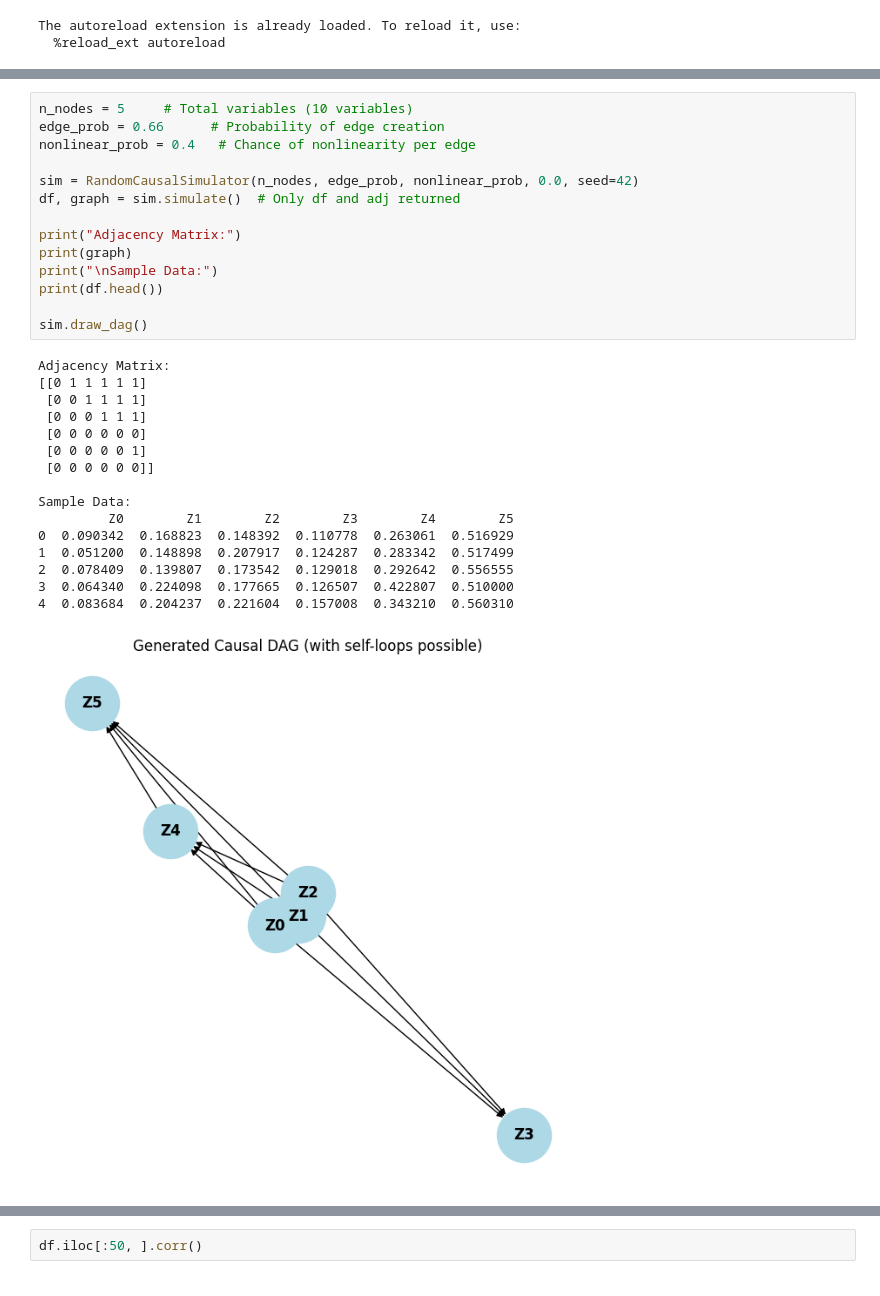
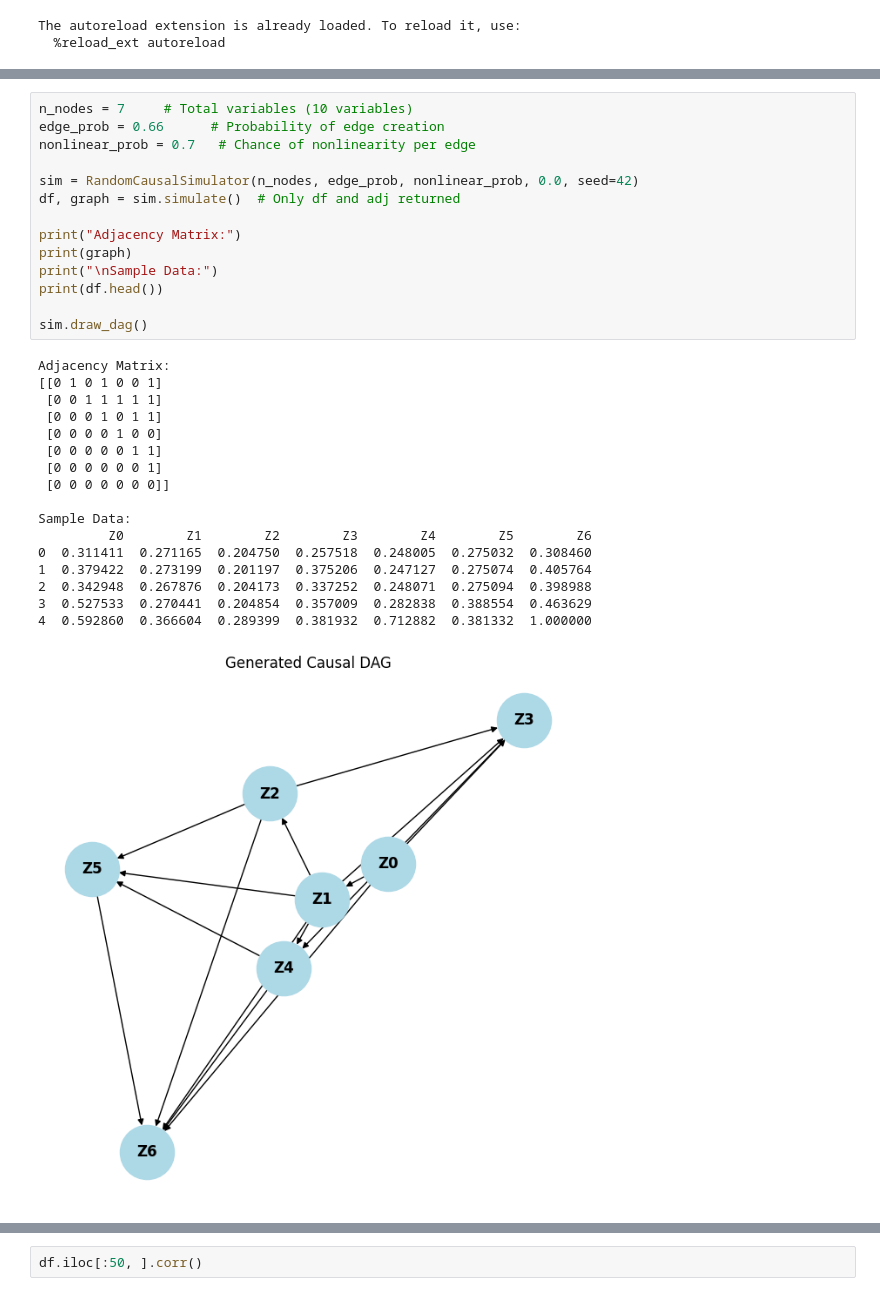
Before and after one commit to wasimahmadpk/cdmi, a Jupyter notebook: src/scms.ipynb, the cells around one changed output, grey strips where cells are left out. Drawn from its saved outputs; the diff is of its cells as text.

```diff
--- a/src/scms.ipynb
+++ b/src/scms.ipynb
@@ -21,36 +21,37 @@ from TSGen2 import RandomCausalSimulator
 
 np.random.seed(1)
 # %%
-n_nodes = 5     # Total variables (10 variables)
+n_nodes = 7     # Total variables (10 variables)
 edge_prob = 0.66      # Probability of edge creation
-nonlinear_prob = 0.4   # Chance of nonlinearity per edge
+nonlinear_prob = 0.7   # Chance of nonlinearity per edge
 
 sim = RandomCausalSimulator(n_nodes, edge_prob, nonlinear_prob, 0.0, seed=42)
 df, graph = sim.simulate()  # Only df and adj returned
 
 print("Adjacency Matrix:")
 print(graph)
 print("\nSample Data:")
 print(df.head())
 
 sim.draw_dag()
 # %% [output]
 Adjacency Matrix:
-[[0 1 1 1 1 1]
- [0 0 1 1 1 1]
- [0 0 0 1 1 1]
- [0 0 0 0 0 0]
- [0 0 0 0 0 1]
- [0 0 0 0 0 0]]
+[[0 1 0 1 0 0 1]
+ [0 0 1 1 1 1 1]
+ [0 0 0 1 0 1 1]
+ [0 0 0 0 1 0 0]
+ [0 0 0 0 0 1 1]
+ [0 0 0 0 0 0 1]
+ [0 0 0 0 0 0 0]]
 
 Sample Data:
-         Z0        Z1        Z2        Z3        Z4        Z5
-0  0.090342  0.168823  0.148392  0.110778  0.263061  0.516929
-1  0.051200  0.148898  0.207917  0.124287  0.283342  0.517499
-2  0.078409  0.139807  0.173542  0.129018  0.292642  0.556555
-3  0.064340  0.224098  0.177665  0.126507  0.422807  0.510000
-4  0.083684  0.204237  0.221604  0.157008  0.343210  0.560310
+         Z0        Z1        Z2        Z3        Z4        Z5        Z6
+0  0.311411  0.271165  0.204750  0.257518  0.248005  0.275032  0.308460
+1  0.379422  0.273199  0.201197  0.375206  0.247127  0.275074  0.405764
+2  0.342948  0.267876  0.204173  0.337252  0.248071  0.275094  0.398988
+3  0.527533  0.270441  0.204854  0.357009  0.282838  0.388554  0.463629
+4  0.592860  0.366604  0.289399  0.381932  0.712882  0.381332  1.000000
-[figure, old version]
+[figure, new version]
 # %%
 df.iloc[:100, ].plot()
 # %% [output]
```
Also changed, not shown: parts of 2 cells of this notebook, 1 other file.
